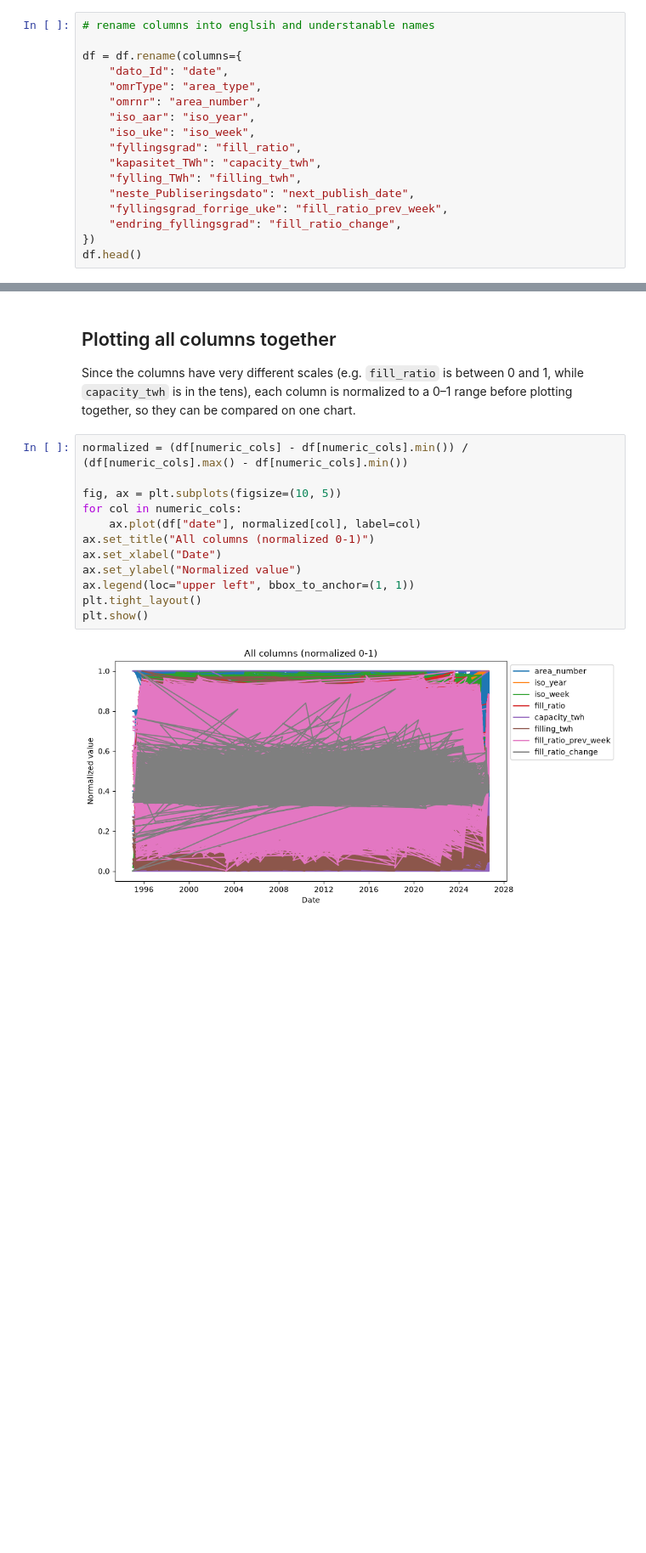
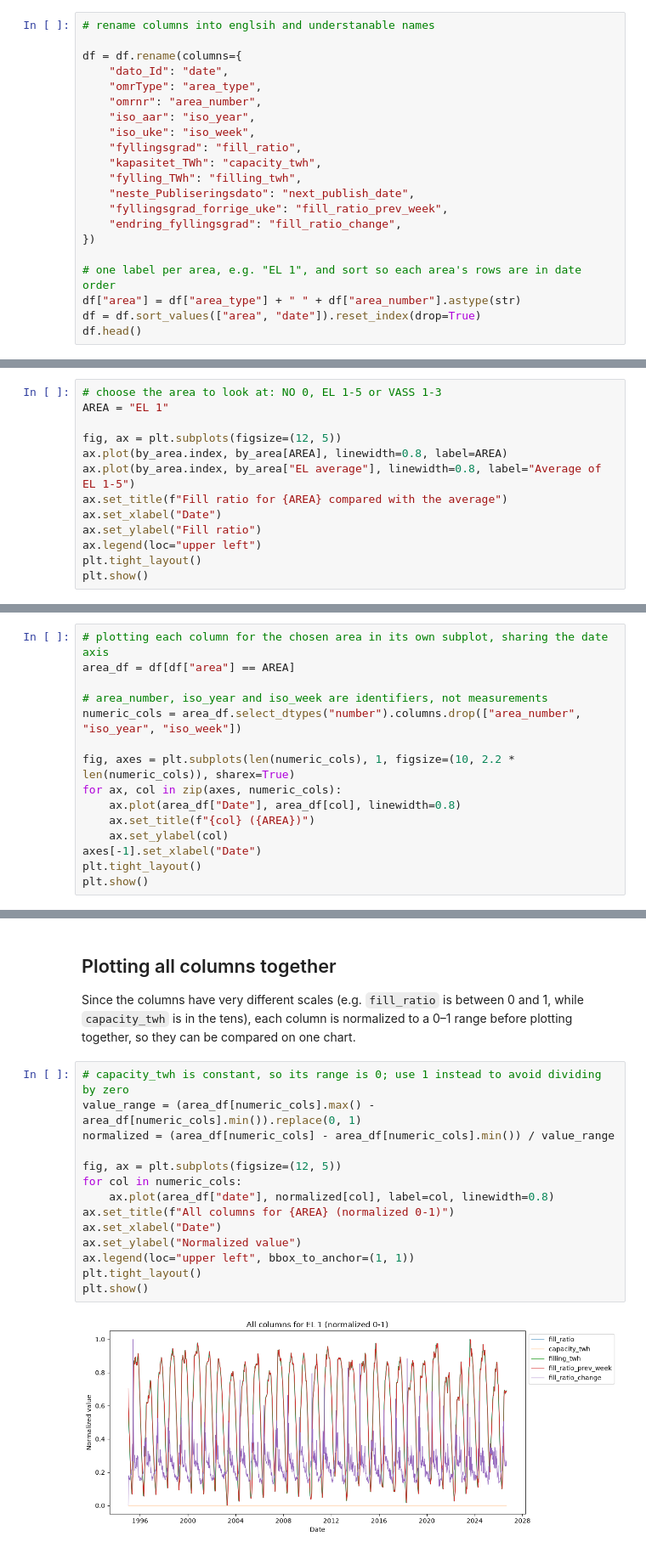
Before and after one commit to isach07/IND320_isachstevik, a Jupyter notebook: notebooks/project_work_part1.ipynb, the cells around one changed output, grey strips where cells are left out. Shown at 85% size. Drawn from its saved outputs; the diff is of its cells as text; blank space fills up the shorter version.

Commit message:
reorganize the data and fixing plots. adding data summary and key values inn the homepage.

```diff
--- a/notebooks/project_work_part1.ipynb
+++ b/notebooks/project_work_part1.ipynb
@@ -34,6 +39,10 @@ df = df.rename(columns={
     "fyllingsgrad_forrige_uke": "fill_ratio_prev_week",
     "endring_fyllingsgrad": "fill_ratio_change",
 })
+
+# one label per area, e.g. "EL 1", and sort so each area's rows are in date order
+df["area"] = df["area_type"] + " " + df["area_number"].astype(str)
+df = df.sort_values(["area", "date"]).reset_index(drop=True)
 df.head()
 # %% [output]
 |  | date | area_type | area_number | iso_year | iso_week | fill_ratio | capacity_twh | filling_twh | ... |
@@ -83,0 +102,13 @@ for col in numeric_cols:
+# %%
+# choose the area to look at: NO 0, EL 1-5 or VASS 1-3
+AREA = "EL 1"
+
+fig, ax = plt.subplots(figsize=(12, 5))
+ax.plot(by_area.index, by_area[AREA], linewidth=0.8, label=AREA)
+ax.plot(by_area.index, by_area["EL average"], linewidth=0.8, label="Average of EL 1-5")
+ax.set_title(f"Fill ratio for {AREA} compared with the average")
+ax.set_xlabel("Date")
+ax.set_ylabel("Fill ratio")
+ax.legend(loc="upper left")
+plt.tight_layout()
+plt.show()
@@ -83,0 +119,15 @@ for col in numeric_cols:
+# %%
+# plotting each column for the chosen area in its own subplot, sharing the date axis
+area_df = df[df["area"] == AREA]
+
+# area_number, iso_year and iso_week are identifiers, not measurements
+numeric_cols = area_df.select_dtypes("number").columns.drop(["area_number", "iso_year", "iso_week"])
+
+fig, axes = plt.subplots(len(numeric_cols), 1, figsize=(10, 2.2 * len(numeric_cols)), sharex=True)
+for ax, col in zip(axes, numeric_cols):
+    ax.plot(area_df["Date"], area_df[col], linewidth=0.8)
+    ax.set_title(f"{col} ({AREA})")
+    ax.set_ylabel(col)
+axes[-1].set_xlabel("Date")
+plt.tight_layout()
+plt.show()
@@ -86,16 +138,18 @@ for col in numeric_cols:
 
 Since the columns have very different scales (e.g. `fill_ratio` is between 0 and 1, while `capacity_twh` is in the tens), each column is normalized to a 0–1 range before plotting together, so they can be compared on one chart.
 # %%
-normalized = (df[numeric_cols] - df[numeric_cols].min()) / (df[numeric_cols].max() - df[numeric_cols].min())
+# capacity_twh is constant, so its range is 0; use 1 instead to avoid dividing by zero
+value_range = (area_df[numeric_cols].max() - area_df[numeric_cols].min()).replace(0, 1)
+normalized = (area_df[numeric_cols] - area_df[numeric_cols].min()) / value_range
 
-fig, ax = plt.subplots(figsize=(10, 5))
+fig, ax = plt.subplots(figsize=(12, 5))
 for col in numeric_cols:
-    ax.plot(df["date"], normalized[col], label=col)
-ax.set_title("All columns (normalized 0-1)")
+    ax.plot(area_df["date"], normalized[col], label=col, linewidth=0.8)
+ax.set_title(f"All columns for {AREA} (normalized 0-1)")
 ax.set_xlabel("Date")
 ax.set_ylabel("Normalized value")
 ax.legend(loc="upper left", bbox_to_anchor=(1, 1))
 plt.tight_layout()
 plt.show()
 # %% [output]
-[figure, old version]
+[figure, new version]
```
Also changed, not shown: parts of 12 cells of this notebook, 5 other files.
